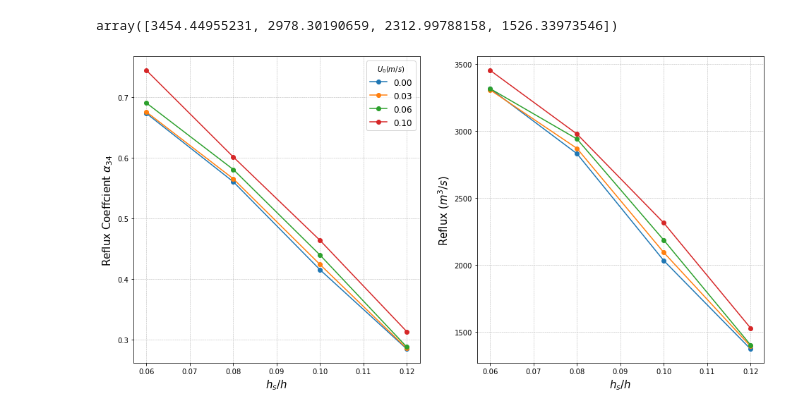
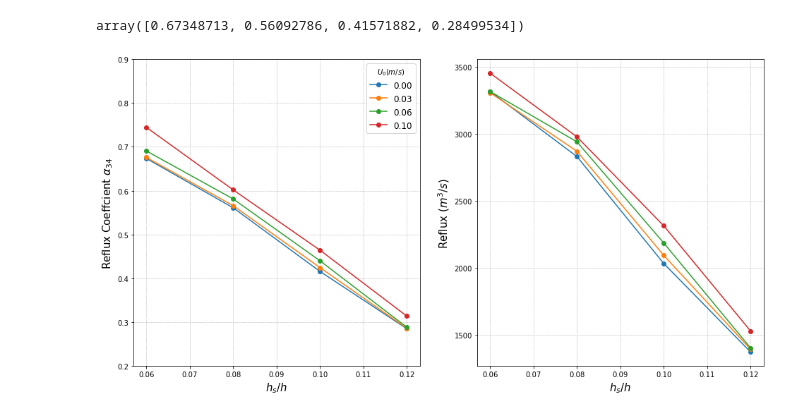
Before and after one commit to weiyangbao/Jupyter-Iceplume, a Jupyter notebook: EffluxReflux.ipynb, the cells around one changed output. Cells and saved outputs as stored; diff of their text form; code cells hidden in the pictures.

```diff
--- a/EffluxReflux.ipynb
+++ b/EffluxReflux.ipynb
@@ -75,17 +81,19 @@ a34_4 = np.empty(len(hs))
 Qr_4 = np.empty(len(hs))
 
 for j in range(len(hs)):
-    state01 = xr.open_dataset('/Users/weiyangbao/Documents/Model_outputs/qf-only-hourly/state_' + str(format(hs[j],'03d')) + '.nc')
-    grid01 = xr.open_dataset('/Users/weiyangbao/Documents/Model_outputs/qf-only-hourly/grid_' + str(format(hs[j],'03d')) + '.nc')
+    #/Volumes/Extreme SSD/MITgcm outputs/
+    #/Users/weiyangbao/Documents/Model_outputs/
+    state01 = xr.open_dataset('/Volumes/Extreme SSD/MITgcm outputs/qf700/state_' + str(format(hs[j],'03d')) + '.nc')
+    grid01 = xr.open_dataset('/Volumes/Extreme SSD/MITgcm outputs/qf700/grid_' + str(format(hs[j],'03d')) + '.nc')
 
-    state02 = xr.open_dataset('/Users/weiyangbao/Documents/Model_outputs/qf-tide-hourly/state_' + str(format(hs[j],'03d')) + '.nc')
-    grid02 = xr.open_dataset('/Users/weiyangbao/Documents/Model_outputs/qf-tide-hourly/grid_' + str(format(hs[j],'03d')) + '.nc')
+    state02 = xr.open_dataset('/Volumes/Extreme SSD/MITgcm outputs/qf700tide003/state_' + str(format(hs[j],'03d')) + '.nc')
+    grid02 = xr.open_dataset('/Volumes/Extreme SSD/MITgcm outputs/qf700tide003/grid_' + str(format(hs[j],'03d')) + '.nc')
 
-    state03 = xr.open_dataset('/Users/weiyangbao/Documents/Model_outputs/tide006/state_' + str(format(hs[j],'03d')) + '.nc')
-    grid03 = xr.open_dataset('/Users/weiyangbao/Documents/Model_outputs/tide006/grid_' + str(format(hs[j],'03d')) + '.nc')
+    state03 = xr.open_dataset('/Volumes/Extreme SSD/MITgcm outputs/qf700tide006/state_' + str(format(hs[j],'03d')) + '.nc')
+    grid03 = xr.open_dataset('/Volumes/Extreme SSD/MITgcm outputs/qf700tide006/grid_' + str(format(hs[j],'03d')) + '.nc')
 
-    state04 = xr.open_dataset('/Users/weiyangbao/Documents/Model_outputs/tide01/state_' + str(format(hs[j],'03d')) + '.nc')
-    grid04 = xr.open_dataset('/Users/weiyangbao/Documents/Model_outputs/tide01/grid_' + str(format(hs[j],'03d')) + '.nc')
+    state04 = xr.open_dataset('/Volumes/Extreme SSD/MITgcm outputs/qf700tide01/state_' + str(format(hs[j],'03d')) + '.nc')
+    grid04 = xr.open_dataset('/Volumes/Extreme SSD/MITgcm outputs/qf700tide01/grid_' + str(format(hs[j],'03d')) + '.nc')
     alph1, q1 = FluxCoef(state01,grid01)
     a34_1[j] = alph1
     Qr_1[j] = q1
@@ -101,34 +109,33 @@ for j in range(len(hs)):
     alph4, q4 = FluxCoef(state04,grid04)
     a34_4[j] = alph4
     Qr_4[j] = q4
-
-Qr_4
-# %% [output]
-array([3454.44955231, 2978.30190659, 2312.99788158, 1526.33973546])
 # %%
 fig_path = "/Users/weiyangbao/Documents/Results_Figs/Transport/"
 if not os.path.exists(fig_path):
     os.makedirs(fig_path)
 
 fig1, (ax1, ax2) = plt.subplots(1,2, figsize=(16,8))
 
 ax1.plot(hsr,a34_1,'o-',label='0.00')
 ax1.plot(hsr,a34_2,'o-',label='0.03')
 ax1.plot(hsr,a34_3,'o-',label='0.06')
 ax1.plot(hsr,a34_4,'o-',label='0.10')
 ax1.legend(loc='best', fontsize=12, title=r'$U_0(m/s)$')
 ax1.set_ylabel(r'Reflux Coeffcient $\alpha_{34}$',size = 15)
 ax1.set_xlabel(r'$h_s/h$', size = 15)
+ax1.set_ylim([.2, .9])
 ax1.grid(linestyle='--', linewidth='0.5')
 
 ax2.plot(hsr,Qr_1,'o-')
 ax2.plot(hsr,Qr_2,'o-')
 ax2.plot(hsr,Qr_3,'o-')
 ax2.plot(hsr,Qr_4,'o-')
 ax2.set_ylabel(r'Reflux $(m^3/s)$',size = 15)
 ax2.set_xlabel(r'$h_s/h$', size = 15)
 ax2.grid(linestyle='--', linewidth='0.5')
 
-fig.savefig(fig_path + '/alpha34.png', dpi = 200, bbox_inches='tight')
+a34_1
+#fig1.savefig(fig_path + '/qf700alpha34.png', dpi = 200, bbox_inches='tight')
 # %% [output]
+array([0.67348713, 0.56092786, 0.41571882, 0.28499534])
-[figure, old version]
+[figure, new version]
```
Also changed, not shown: parts of 3 cells of this notebook, 5 other files.
